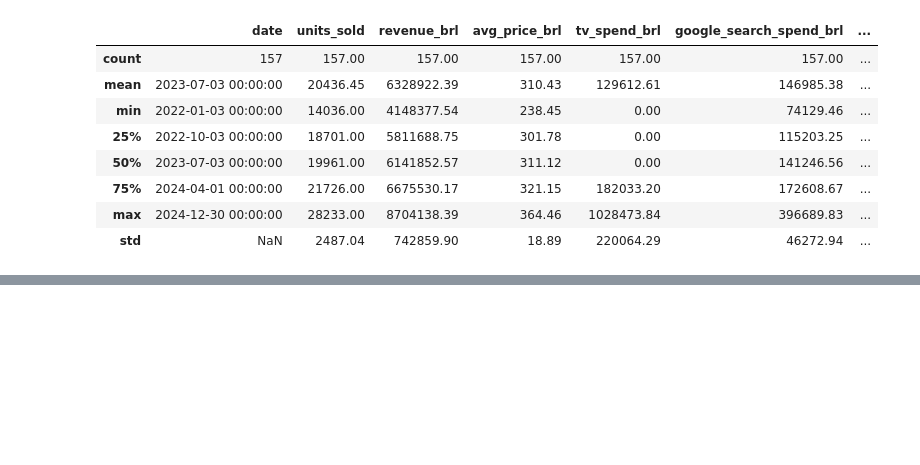
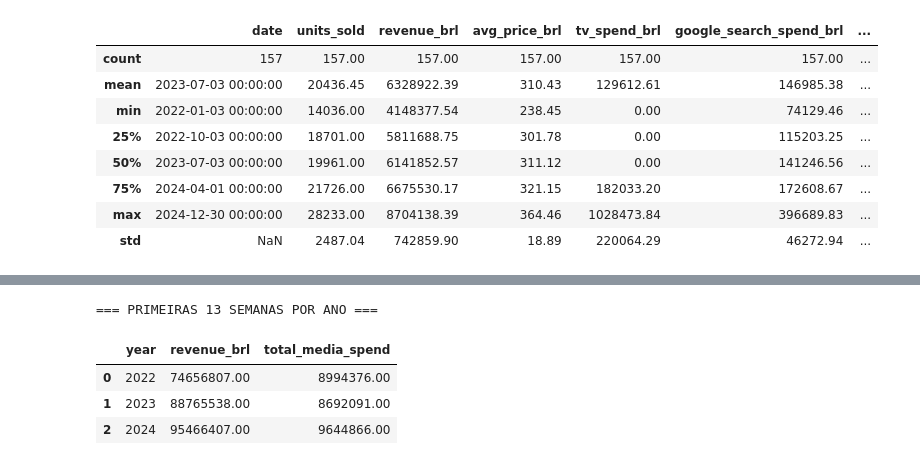
Before and after one commit to TiagoTBarreto/MMM_VAREJO_360, a Jupyter notebook: Case_Tecnico_Uncover_MMM.ipynb, the cells around one changed output, grey strips where cells are left out. Cells and saved outputs as stored; diff of their text form; code cells hidden in the pictures; blank space fills up the shorter version.

```diff
--- a/Case_Tecnico_Uncover_MMM.ipynb
+++ b/Case_Tecnico_Uncover_MMM.ipynb
@@ -1574,0 +2667,46 @@ hint: See the 'Note about fast-forwards' in 'git push --help' for details.
+# %%
+import pandas as pd
+
+# garantir datetime
+df_mmm["date"] = pd.to_datetime(df_mmm["date"])
+
+# identificar ano e semana
+df_mmm["year"] = df_mmm["date"].dt.year
+df_mmm["week"] = df_mmm["date"].dt.isocalendar().week.astype(int)
+
+# colunas de mídia
+media_cols = [
+    c for c in df_mmm.columns
+    if "spend" in c.lower() and "adstock" not in c.lower() and "total" not in c.lower() and "hill" not in c.lower()
+]
+
+
+# total media spend
+df_mmm["total_media_spend"] = df_mmm[media_cols].sum(axis=1)
+
+# primeiras 13 semanas
+first_13 = df_mmm[df_mmm["week"] <= 13].copy()
+
+# agregação por ano
+summary = (
+    first_13
+    .groupby("year")
+    .agg(
+        revenue_brl=("revenue_brl", "sum"),
+        total_media_spend=("total_media_spend", "sum")
+    )
+    .reset_index()
+)
+
+# formatar
+summary["revenue_brl"] = summary["revenue_brl"].round(0)
+summary["total_media_spend"] = summary["total_media_spend"].round(0)
+
+print("=== PRIMEIRAS 13 SEMANAS POR ANO ===")
+display(summary)
+# %% [output]
+=== PRIMEIRAS 13 SEMANAS POR ANO ===
+|  | year | revenue_brl | total_media_spend |
+| 0 | 2022 | 74656807.00 | 8994376.00 |
+| 1 | 2023 | 88765538.00 | 8692091.00 |
+| 2 | 2024 | 95466407.00 | 9644866.00 |
```
Also changed, not shown: parts of 4 cells of this notebook.
